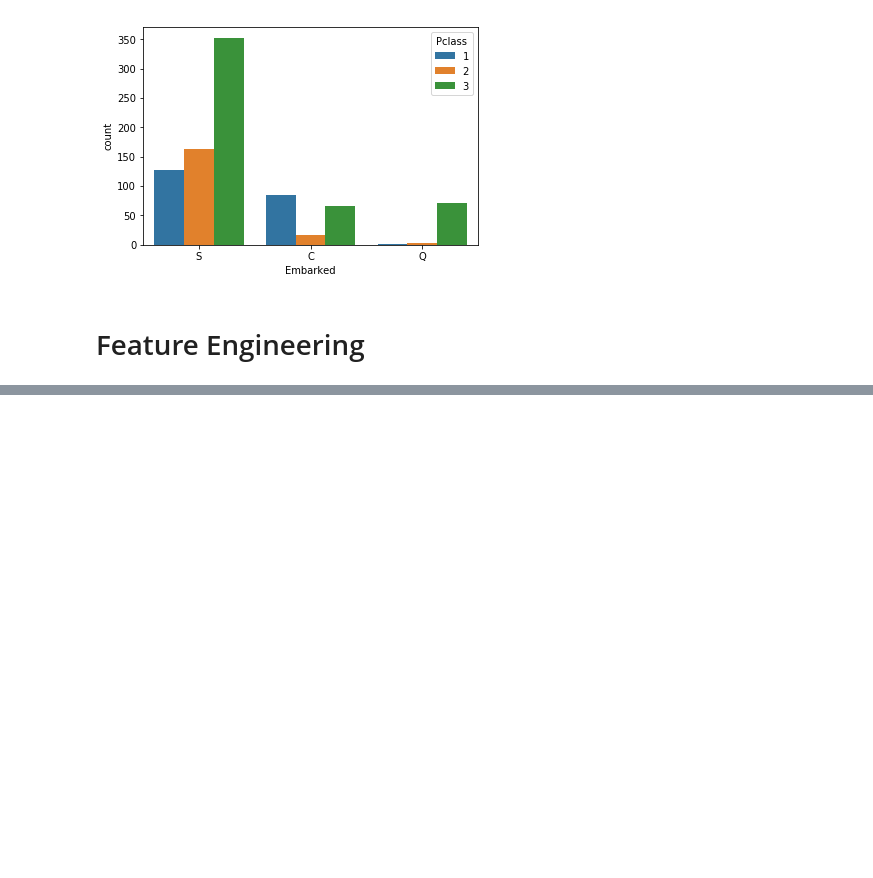
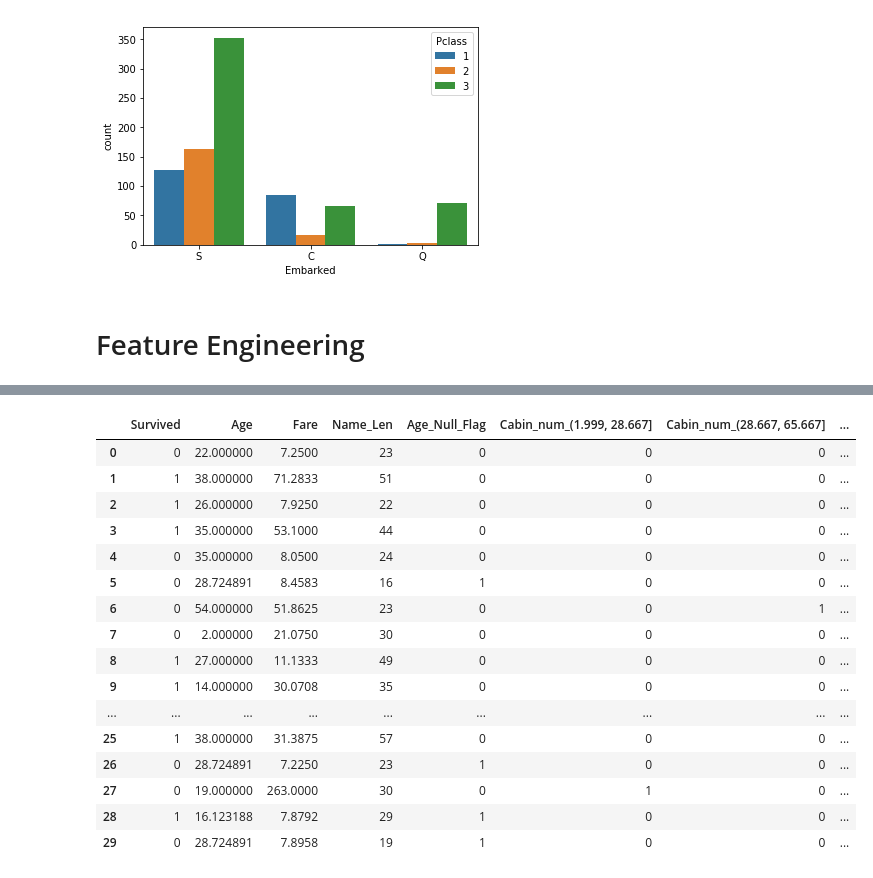
Before and after one commit to kiwon-seo/RandomForest, a Jupyter notebook: Titanic-RandomForest.ipynb, the cells around one changed output, grey strips where cells are left out. Cells and saved outputs as stored; diff of their text form; code cells hidden in the pictures; blank space fills up the shorter version.

```diff
--- a/Titanic-RandomForest.ipynb
+++ b/Titanic-RandomForest.ipynb
@@ -430,0 +490,33 @@ sns.countplot(train['Embarked'], hue=train['Pclass'])
+# %%
+test['Fare'].fillna(train['Fare'].mean(), inplace = True)
+# %%
+def dummies(train, test, columns = ['Pclass', 'Sex', 'Embarked', 'Ticket_Lett', 'Cabin_Letter', 'Name_Title', 'Fam_Size']):
+    for column in columns:
+        train[column] = train[column].apply(lambda x: str(x))
+        test[column] = test[column].apply(lambda x: str(x))
+        good_cols = [column+'_'+i for i in train[column].unique() if i in test[column].unique()]
+        train = pd.concat((train, pd.get_dummies(train[column], prefix = column)[good_cols]), axis = 1)
+        test = pd.concat((test, pd.get_dummies(test[column], prefix = column)[good_cols]), axis = 1)
+        del train[column]
+        del test[column]
+    return train, test
+# %%
+def drop(train, test, bye = ['PassengerId']):
+    for i in [train, test]:
+        for z in bye:
+            del i[z]
+    return train, test
+# %%
+train = pd.read_csv('train.csv')
+test = pd.read_csv('test.csv')
+train, test = names(train, test)
+train, test = age_impute(train, test)
+train, test = cabin_num(train, test)
+train, test = cabin(train, test)
+train, test = embarked_impute(train, test)
+train, test = fam_size(train, test)
+test['Fare'].fillna(train['Fare'].mean(), inplace = True)
+train, test = ticket_grouped(train, test)
+train, test = dummies(train, test, columns = ['Pclass', 'Sex', 'Embarked', 'Ticket_Lett',
+                                                                     'Cabin_Letter', 'Name_Title', 'Fam_Size'])
+train, test = drop(train, test)
@@ -430,0 +603,21 @@ sns.countplot(train['Embarked'], hue=train['Pclass'])
+# %%
+pd.set_option('display.max_columns', None)
+train.head(30)
+# %% [output]
+|  | Survived | Age | Fare | Name_Len | Age_Null_Flag | Cabin_num_(1.999, 28.667] | Cabin_num_(28.667, 65.667] | ... |
+| 0 | 0 | 22.000000 | 7.2500 | 23 | 0 | 0 | 0 | ... |
+| 1 | 1 | 38.000000 | 71.2833 | 51 | 0 | 0 | 0 | ... |
+| 2 | 1 | 26.000000 | 7.9250 | 22 | 0 | 0 | 0 | ... |
+| 3 | 1 | 35.000000 | 53.1000 | 44 | 0 | 0 | 0 | ... |
+| 4 | 0 | 35.000000 | 8.0500 | 24 | 0 | 0 | 0 | ... |
+| 5 | 0 | 28.724891 | 8.4583 | 16 | 1 | 0 | 0 | ... |
+| 6 | 0 | 54.000000 | 51.8625 | 23 | 0 | 0 | 1 | ... |
+| 7 | 0 | 2.000000 | 21.0750 | 30 | 0 | 0 | 0 | ... |
+| 8 | 1 | 27.000000 | 11.1333 | 49 | 0 | 0 | 0 | ... |
+| 9 | 1 | 14.000000 | 30.0708 | 35 | 0 | 0 | 0 | ... |
+| ... | ... | ... | ... | ... | ... | ... | ... | ... |
+| 25 | 1 | 38.000000 | 31.3875 | 57 | 0 | 0 | 0 | ... |
+| 26 | 0 | 28.724891 | 7.2250 | 23 | 1 | 0 | 0 | ... |
+| 27 | 0 | 19.000000 | 263.0000 | 30 | 0 | 1 | 0 | ... |
+| 28 | 1 | 16.123188 | 7.8792 | 29 | 1 | 0 | 0 | ... |
+| 29 | 0 | 28.724891 | 7.8958 | 19 | 1 | 0 | 0 | ... |
```
Also changed, not shown: parts of 16 cells of this notebook.
